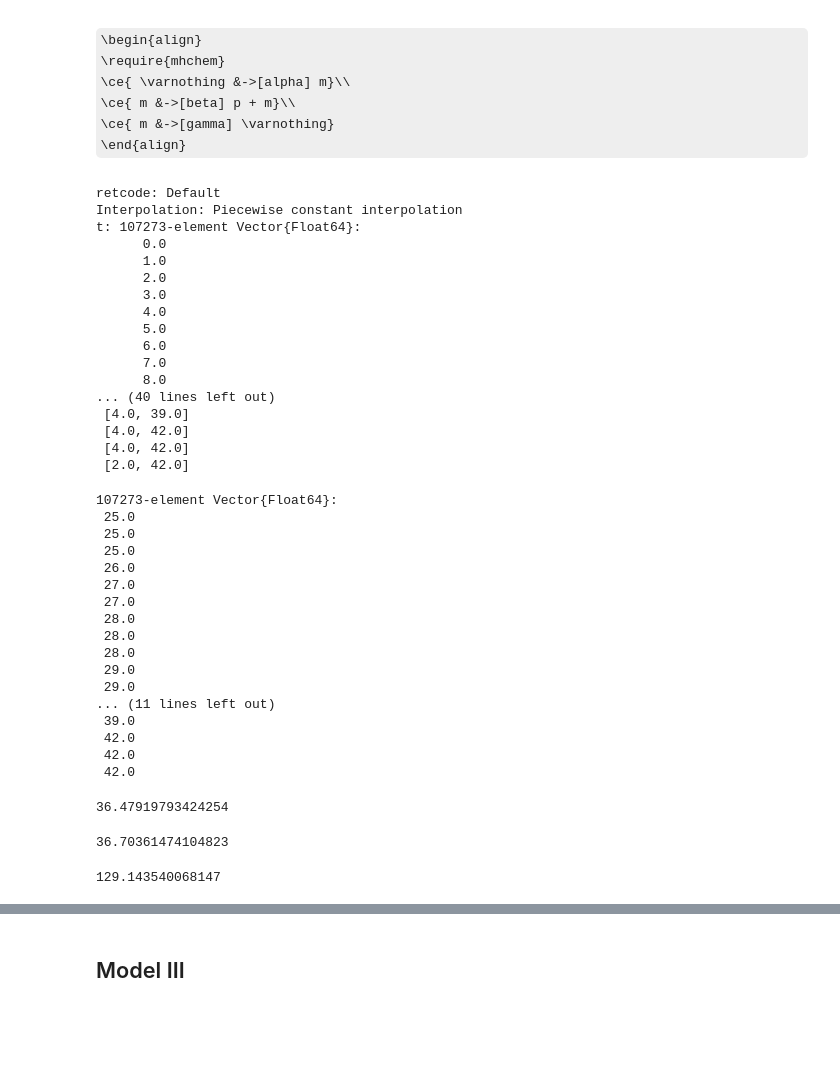
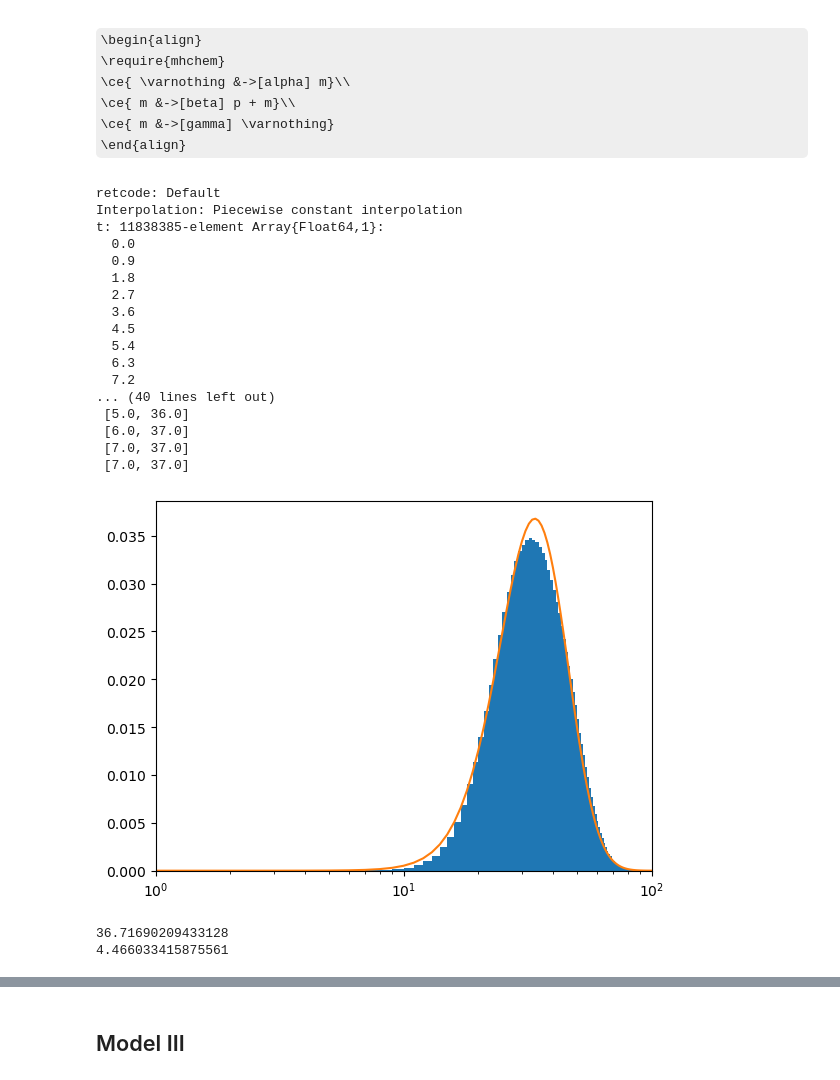
Before and after one commit to louish10/translation-kinetics, a Jupyter notebook: src/notebooks/Distributions.ipynb, the cells around one changed output, grey strips where cells are left out. Drawn from its saved outputs; the diff is of its cells as text; code cells hidden in the pictures; some formulas as TeX source; blank space fills up the shorter version.

```diff
--- a/src/notebooks/Distributions.ipynb
+++ b/src/notebooks/Distributions.ipynb
@@ -88,31 +157,31 @@ gamma = 0.2
 T=27.5
 
 
-sol = simulate_cycle(c2s, [alph, beta, gamma], 0.0, 100000.0, T,
+sol = simulate_cycle(c2s, [alph, beta, gamma], 0.0, 10000000.0, T,
         [
             round(CanonicalTwoStageModel.mrna(alph, gamma, T, 0)),
             round(CanonicalTwoStageModel.approximate_protein_mean(alph, beta, gamma, T, 0))
         ],
-        1
+        0.9
     )
 # %% [output]
 retcode: Default
 Interpolation: Piecewise constant interpolation
-t: 107273-element Vector{Float64}:
-      0.0
-      1.0
-      2.0
-      3.0
-      4.0
-      5.0
-      6.0
-      7.0
-      8.0
+t: 11838385-element Array{Float64,1}:
+  0.0
+  0.9
+  1.8
+  2.7
+  3.6
+  4.5
+  5.4
+  6.3
+  7.2
 ... (40 lines left out)
- [4.0, 39.0]
- [4.0, 42.0]
- [4.0, 42.0]
- [2.0, 42.0]
+ [5.0, 36.0]
+ [6.0, 37.0]
+ [7.0, 37.0]
+ [7.0, 37.0]
 # %%
 p = zeros(length(sol.u))
 m = zeros(length(sol.u))
@@ -121,45 +190,27 @@ for i in 1:length(sol.u)
     p[i] = sol.u[i][2]
 
 end
-p
-# %% [output]
-107273-element Vector{Float64}:
- 25.0
- 25.0
- 25.0
- 26.0
- 27.0
- 27.0
- 28.0
- 28.0
- 28.0
- 29.0
- 29.0
-... (11 lines left out)
- 39.0
- 42.0
- 42.0
- 42.0
 # %%
-
+min = Int(minimum(p))
+max = Int(maximum(p))
+bins = Array(min:1:max)
 x = LinRange(1,125, 125)
 y = negative_binomial(
     x,
     CanonicalTwoStageModel.p_time_av(alph, beta, gamma, T),
     sqrt(CanonicalTwoStageModel.p_var_time_av(alph, beta, gamma, T))
 )
-histogram(p, normed=true, linecolor=:match, xlim=[0,250])
-plot!(x, y)
+
+plt.xscale("log")
+hist(p, density=true, bins=bins)
+plot(x, y)
+xlim([1,100])
 savefig("../../data/distributions/model_II.svg")
+# %% [output]
+[figure, added]
 # %%
-print(mean(p))
+println(mean(p))
+println(mean(m))
 # %% [output]
-36.47919793424254
+36.71690209433128
+4.466033415875561
-# %%
-CanonicalTwoStageModel.p_time_av(alph, beta, gamma, T)
-# %% [output]
-36.70361474104823
-# %%
-var(p)
-# %% [output]
-129.143540068147
```
Also changed, not shown: parts of 22 cells of this notebook, 15 other files.
